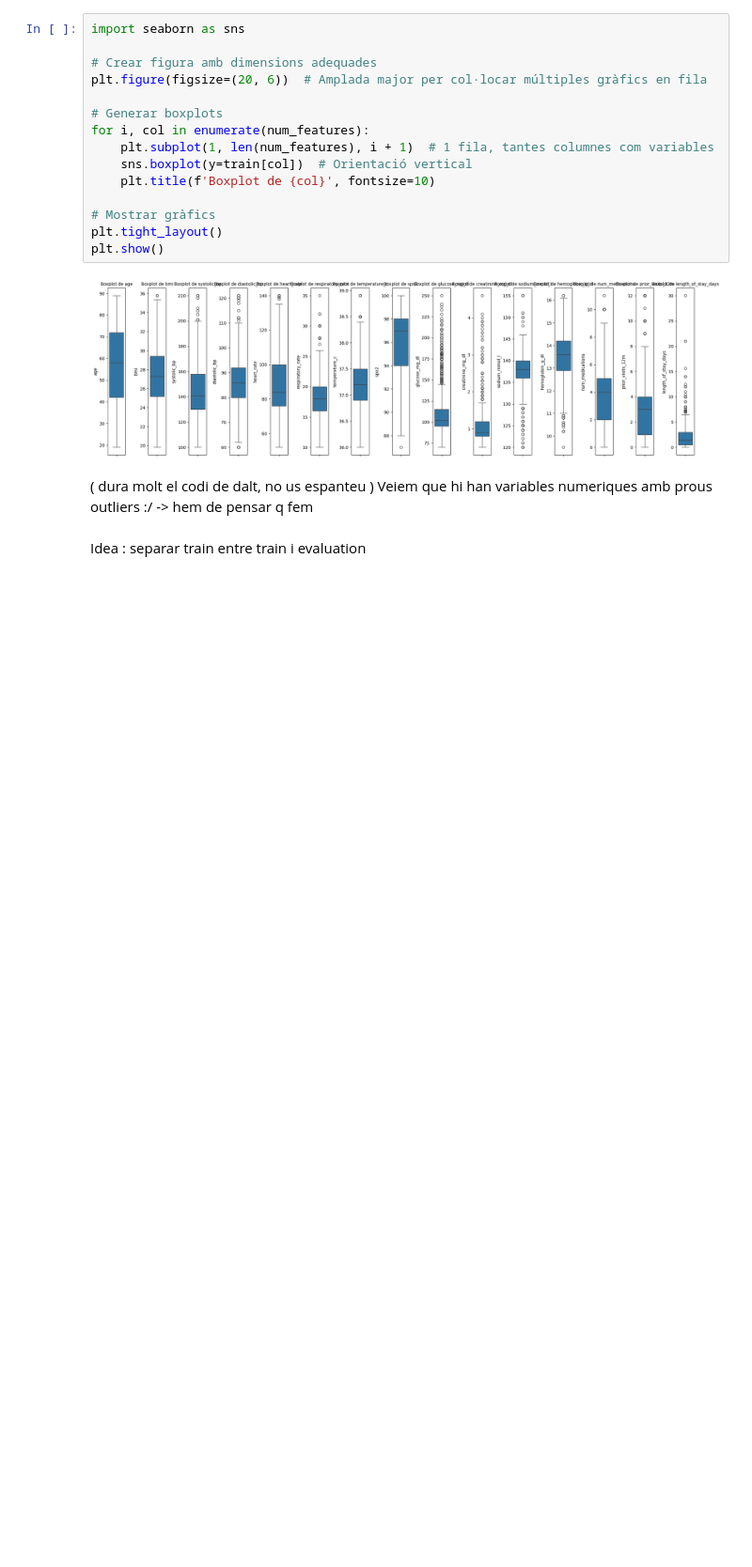
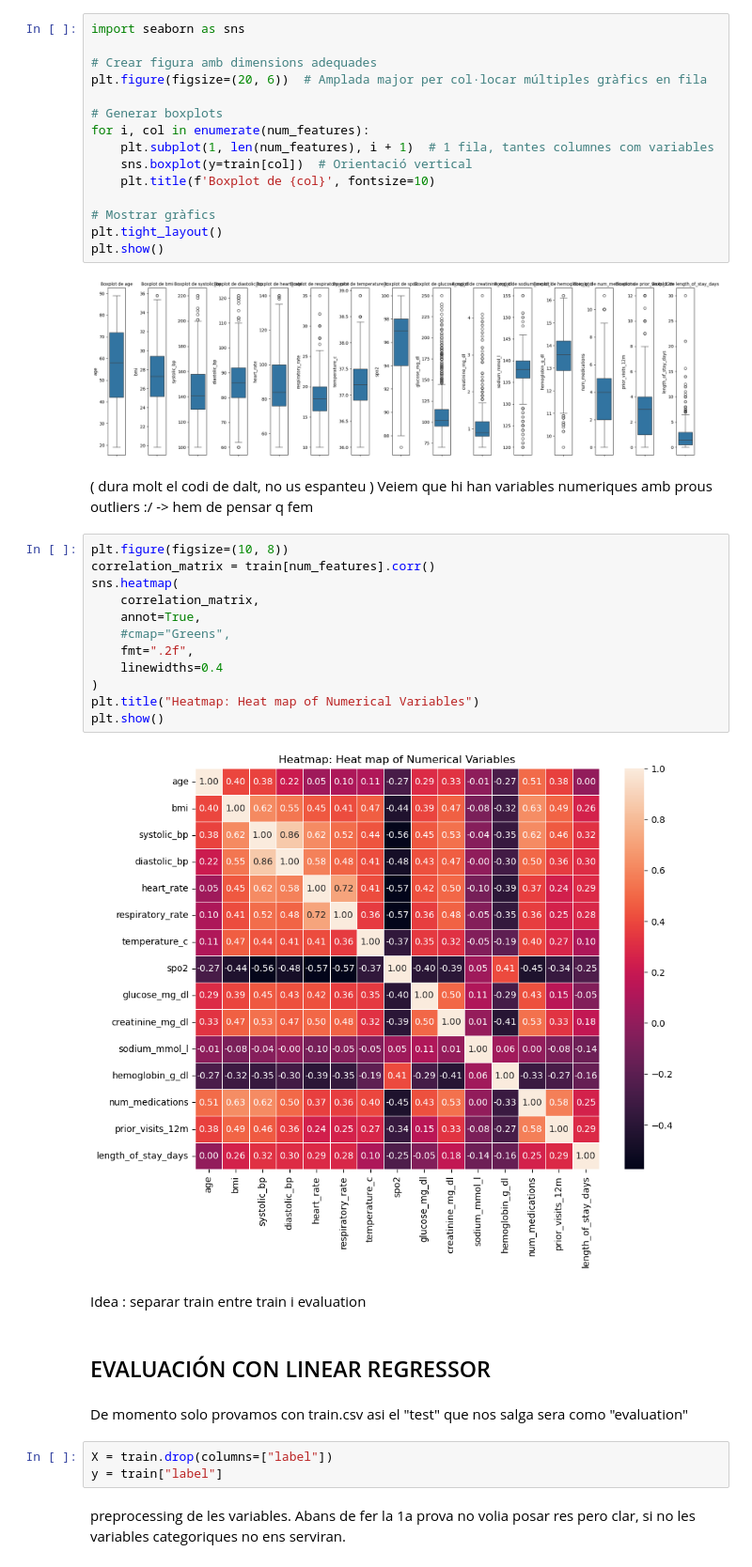
Before and after one commit to azucena-g/kaggle_competition, a Jupyter notebook: try_1.ipynb, the cells around one changed output. Shown at 94% size. Cells and saved outputs as stored; diff of their text form; blank space fills up the shorter version.

Commit message:
1r intent linear_regression

```diff
--- a/try_1.ipynb
+++ b/try_1.ipynb
@@ -174,5 +176,28 @@ plt.show()
 # %% [markdown]
 ( dura molt el codi de dalt, no us espanteu )
 Veiem que hi han variables numeriques amb prous outliers :/ ->  hem de pensar q fem
+# %%
+plt.figure(figsize=(10, 8))
+correlation_matrix = train[num_features].corr()
+sns.heatmap(
+    correlation_matrix,
+    annot=True,
+    #cmap="Greens",
+    fmt=".2f",
+    linewidths=0.4
+)
+plt.title("Heatmap: Heat map of Numerical Variables")
+plt.show()
+# %% [output]
+[figure, added]
 # %% [markdown]
 Idea : separar train entre train i evaluation
+# %% [markdown]
+## EVALUACIÓN CON LINEAR REGRESSOR
+# %% [markdown]
+De momento solo provamos con train.csv asi el "test" que nos salga sera como "evaluation"
+# %%
+X = train.drop(columns=["label"])
+y = train["label"]
+# %% [markdown]
+preprocessing de les variables. Abans de fer la 1a prova no volia posar res pero clar, si no les variables categoriques no ens serviran.
```
Also changed, not shown: parts of 9 cells of this notebook.
